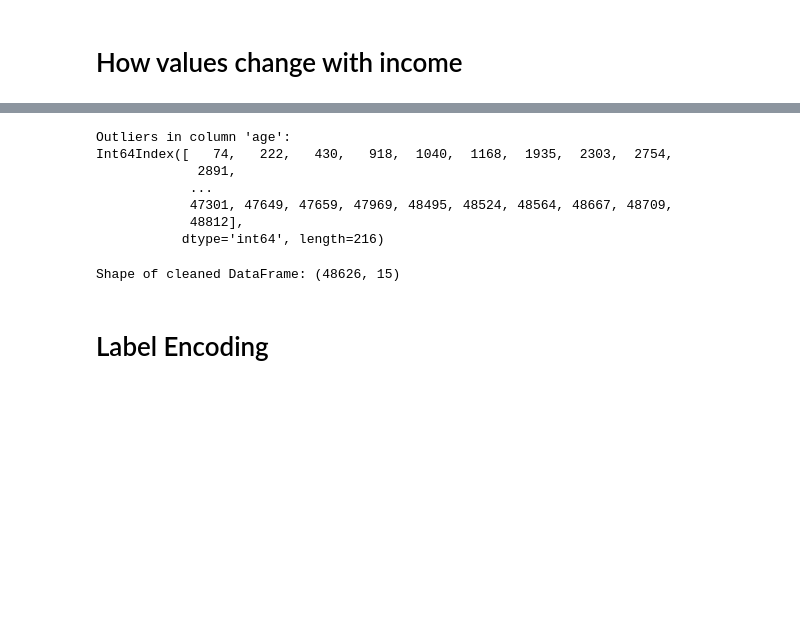
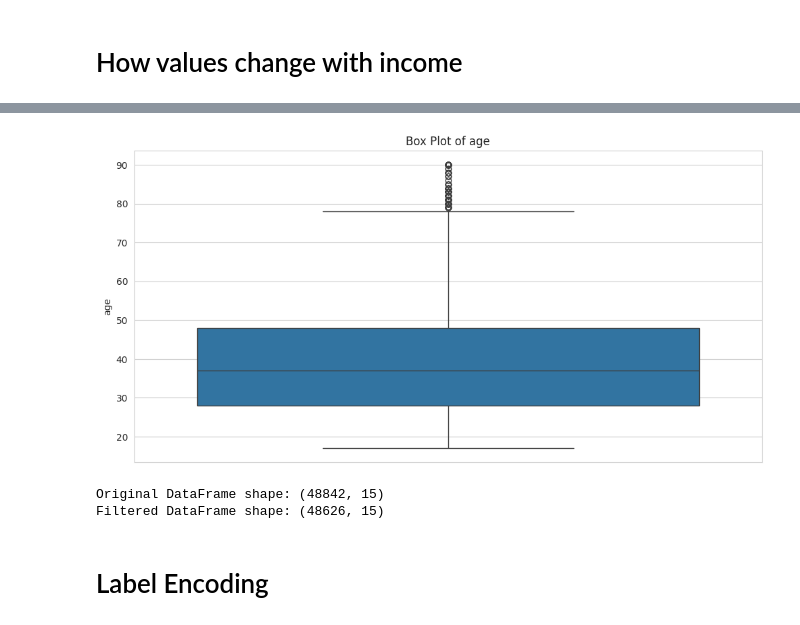
Before and after one commit to thenukii/ML-CW, a Jupyter notebook: DataPreProcessing.ipynb, the cells around one changed output, grey strips where cells are left out. Drawn from its saved outputs; the diff is of its cells as text; code cells hidden in the pictures; blank space fills up the shorter version.

Commit message:
Remove Outliers

```diff
--- a/DataPreProcessing.ipynb
+++ b/DataPreProcessing.ipynb
@@ -312,47 +284,8 @@ for col, indices in outliers_iqr.items():
-# %%
-def detect_outliers_iqr(df, columns):
-    outliers = {}
-    for col in columns:
-        Q1 = df[col].quantile(0.25)
-        Q3 = df[col].quantile(0.75)
-        IQR = Q3 - Q1
-        lower_bound = Q1 - 1.5 * IQR
-        upper_bound = Q3 + 1.5 * IQR
-        outlier_indices = df[(df[col] < lower_bound) | (df[col] > upper_bound)].index
-        outliers[col] = outlier_indices
-    return outliers
-
-# Specify the columns to check for outliers
-columns_to_check = ['age']
-
-# Detect outliers using IQR method
-outliers_iqr = detect_outliers_iqr(X, columns_to_check)
-
-# Print the outliers for each column
-for col, indices in outliers_iqr.items():
-    print("Outliers in column '{}':".format(col))
-    print(indices)
-    print()
-# %% [output]
-Outliers in column 'age':
-Int64Index([   74,   222,   430,   918,  1040,  1168,  1935,  2303,  2754,
-             2891,
-            ...
-            47301, 47649, 47659, 47969, 48495, 48524, 48564, 48667, 48709,
-            48812],
-           dtype='int64', length=216)
-# %%
-# Remove outliers from DataFrame
-def remove_outliers(df, outliers):
-    df_cleaned = df.copy()
-    for col, indices in outliers.items():
-        df_cleaned = df_cleaned.drop(indices)
-    return df_cleaned
-
-# Remove outliers from the DataFrame
-X_cleaned = X.drop(index=[index for indices in outliers_iqr.values() for index in indices])
-
-# Display the shape of the cleaned DataFrame
-print("Shape of cleaned DataFrame:", X_cleaned.shape)
-# %% [output]
-Shape of cleaned DataFrame: (48626, 15)
+# %%
+plt.figure(figsize=(12, 6))
+sns.boxplot(data=X['age'])
+plt.title("Box Plot of age")
+plt.xticks(rotation=45)
+plt.show()
+# %% [output]
+[figure, added]
@@ -359,3 +307,10 @@ Shape of cleaned DataFrame: (48626, 15)
+# %%
+# Display the shape of the original and filtered DataFrame
+print("Original DataFrame shape:", X.shape)
+print("Filtered DataFrame shape:", X_without_outliers.shape)
+# %% [output]
+Original DataFrame shape: (48842, 15)
+Filtered DataFrame shape: (48626, 15)
 # %% [markdown]
 # Label Encoding
 # %%
```
Also changed, not shown: parts of 7 cells of this notebook.
